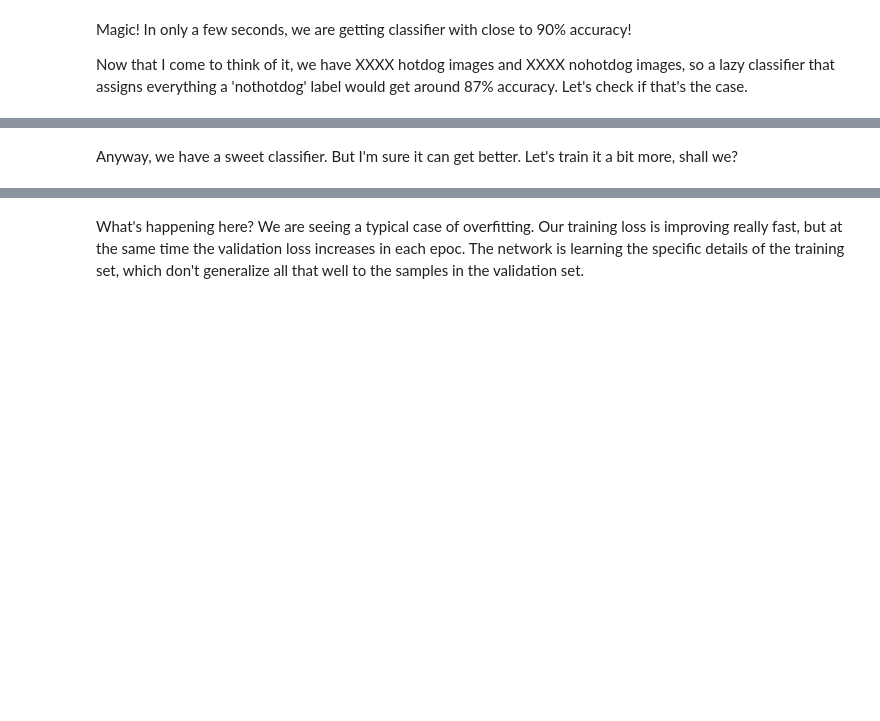
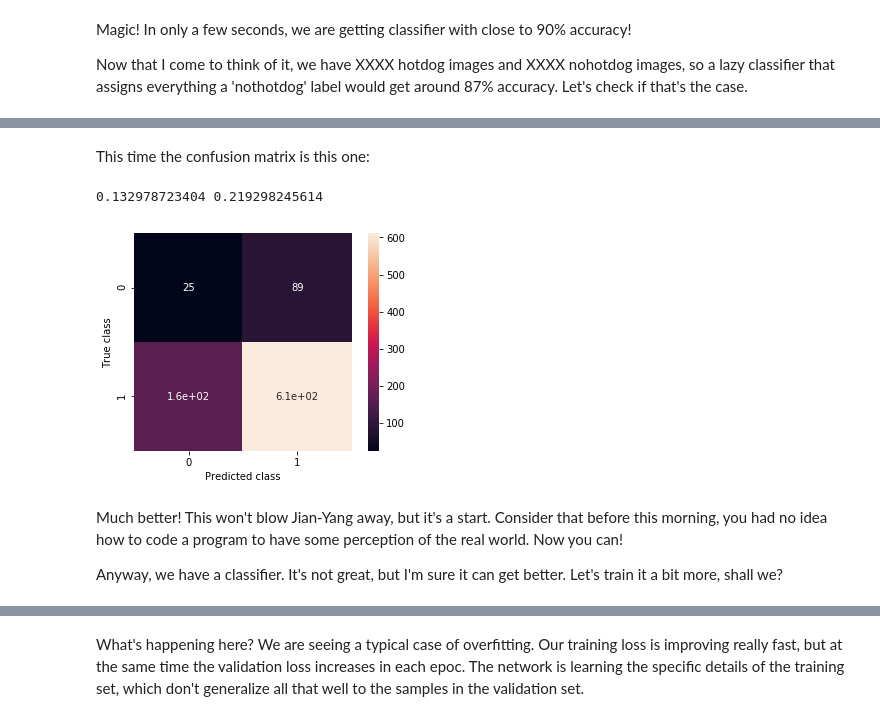
Before and after one commit to danimateos/hotdog-nohotdog, a Jupyter notebook: 03-A_First_Approximation.ipynb, the cells around one changed output, grey strips where cells are left out. Drawn from its saved outputs; the diff is of its cells as text; code cells hidden in the pictures; blank space fills up the shorter version.

```diff
--- a/03-A_First_Approximation.ipynb
+++ b/03-A_First_Approximation.ipynb
@@ -100,5 +173,24 @@ Now that I come to think of it, we have XXXX hotdog images and XXXX nohotdog ima
+# %% [markdown]
+This time the confusion matrix is this one:
+# %%
+predictions = my_first_cnn.predict_generator(validation_generator)
+
+C = confusion_matrix(validation_generator.classes, predictions > .5)
+ax = sns.heatmap(C, annot=True, square=True)
+ax.set_ylabel('True class')
+ax.set_xlabel('Predicted class')
+
+precision = C[0,0] / (C[0,0] + C[1,0])
+recall = C[0][0] / (C[0,0] + C[0,1])
+
+print(precision, recall)
+# %% [output]
+0.132978723404 0.219298245614
+[figure, added]
 # %% [markdown]
-Anyway, we have a sweet classifier. But I'm sure it can get better. Let's train it a bit more, shall we?
+Much better! This won't blow Jian-Yang away, but it's a start. Consider that before this morning, you had no idea how to code a program to have some perception of the real world. Now you can!
+
+Anyway, we have a classifier. It's not great, but I'm sure it can get better. Let's train it a bit more, shall we?
 # %%
 from keras.optimizers import Adam
 
```
Also changed, not shown: parts of 15 cells of this notebook.
